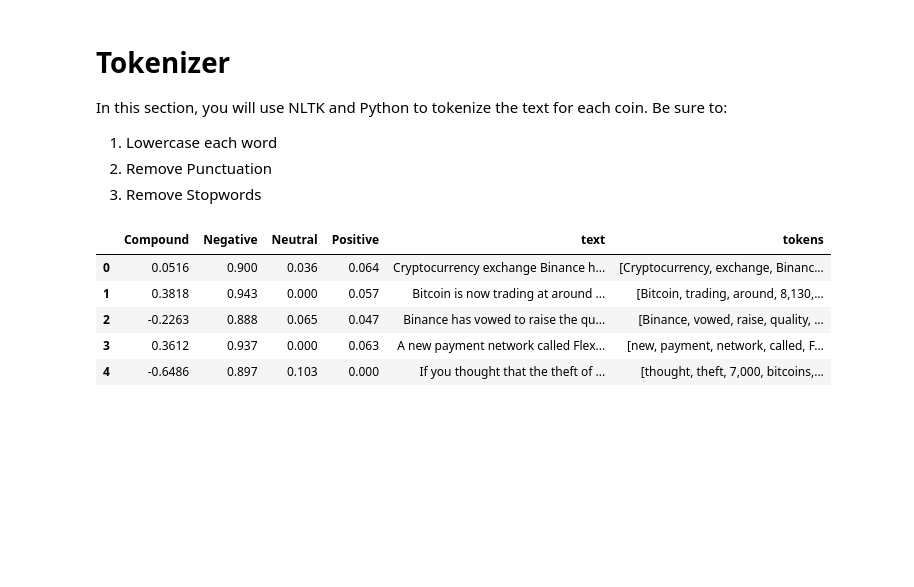
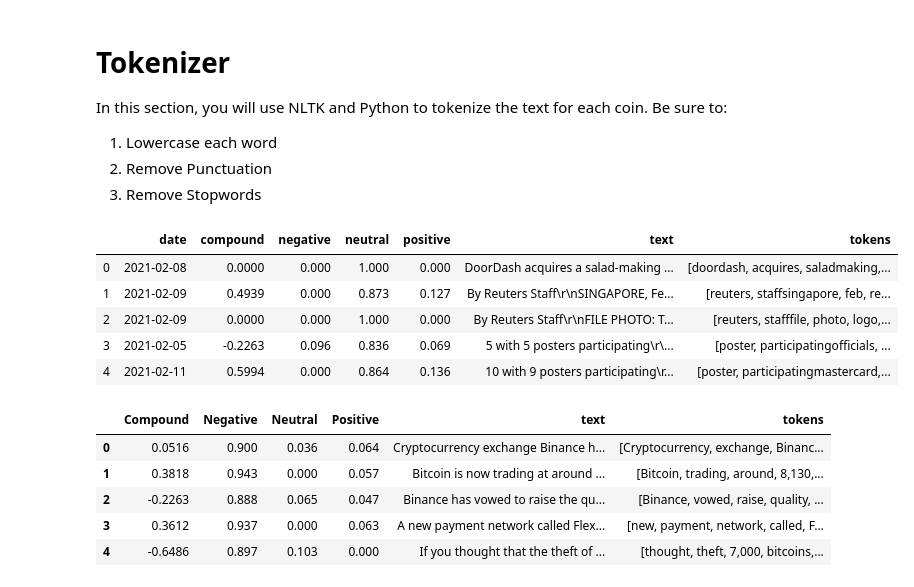
Before and after one commit to GonzaloGarciaContreras/hw12-nlp, a Jupyter notebook: code/crypto_sentiment_ggc.ipynb, the cells around one changed output. Cells and saved outputs as stored; diff of their text form; code cells hidden in the pictures; blank space fills up the shorter version.

Commit message:
Tokenizer

```diff
--- a/code/crypto_sentiment_ggc.ipynb
+++ b/code/crypto_sentiment_ggc.ipynb
@@ -292,6 +290,9 @@ from nltk.corpus import stopwords
 from nltk.stem import WordNetLemmatizer, PorterStemmer
 from string import punctuation
 import re
+# %%
+# Instantiate the lemmatizer
+lemmatizer = WordNetLemmatizer()
 # %%
 # Expand the default stopwords list if necessary
 # YOUR CODE HERE!
@@ -299,15 +300,28 @@ import re
 # Complete the tokenizer function
 def tokenizer(text):
     """Tokenizes text."""
-
     # Create a list of the words
-
     # Convert the words to lowercase
-
     # Remove the punctuation
-
     # Remove the stop words
-
     # Lemmatize Words into root words
 
+    sw = set(stopwords.words('english'))
+    regex = re.compile("[^a-zA-Z ]")
+    sw_addons = {'number', 'addresses', 'have', 'data', 'price', 'power', 'week', 'basically', 'also'}
+
+    re_clean = regex.sub('', text)
+    words = word_tokenize(re_clean)
+    lem = [lemmatizer.lemmatize(word) for word in words]
+    tokens = [word.lower() for word in lem if word.lower() not in sw]
     return tokens
+# %%
+bitcoin_df['tokens'] = bitcoin_df.apply(lambda row: tokenizer(row.text), axis=1)
+bitcoin_df.head()
+# %% [output]
+|  | date | compound | negative | neutral | positive | text | tokens |
+| 0 | 2021-02-08 | 0.0000 | 0.000 | 1.000 | 0.000 | DoorDash acquires a salad-making ... | [doordash, acquires, saladmaking,... |
+| 1 | 2021-02-09 | 0.4939 | 0.000 | 0.873 | 0.127 | By Reuters Staff\r\nSINGAPORE, Fe... | [reuters, staffsingapore, feb, re... |
+| 2 | 2021-02-09 | 0.0000 | 0.000 | 1.000 | 0.000 | By Reuters Staff\r\nFILE PHOTO: T... | [reuters, stafffile, photo, logo,... |
+| 3 | 2021-02-05 | -0.2263 | 0.096 | 0.836 | 0.069 | 5 with 5 posters participating\r\... | [poster, participatingofficials, ... |
+| 4 | 2021-02-11 | 0.5994 | 0.000 | 0.864 | 0.136 | 10 with 9 posters participating\r... | [poster, participatingmastercard,... |
```
Also changed, not shown: parts of 12 cells of this notebook.
